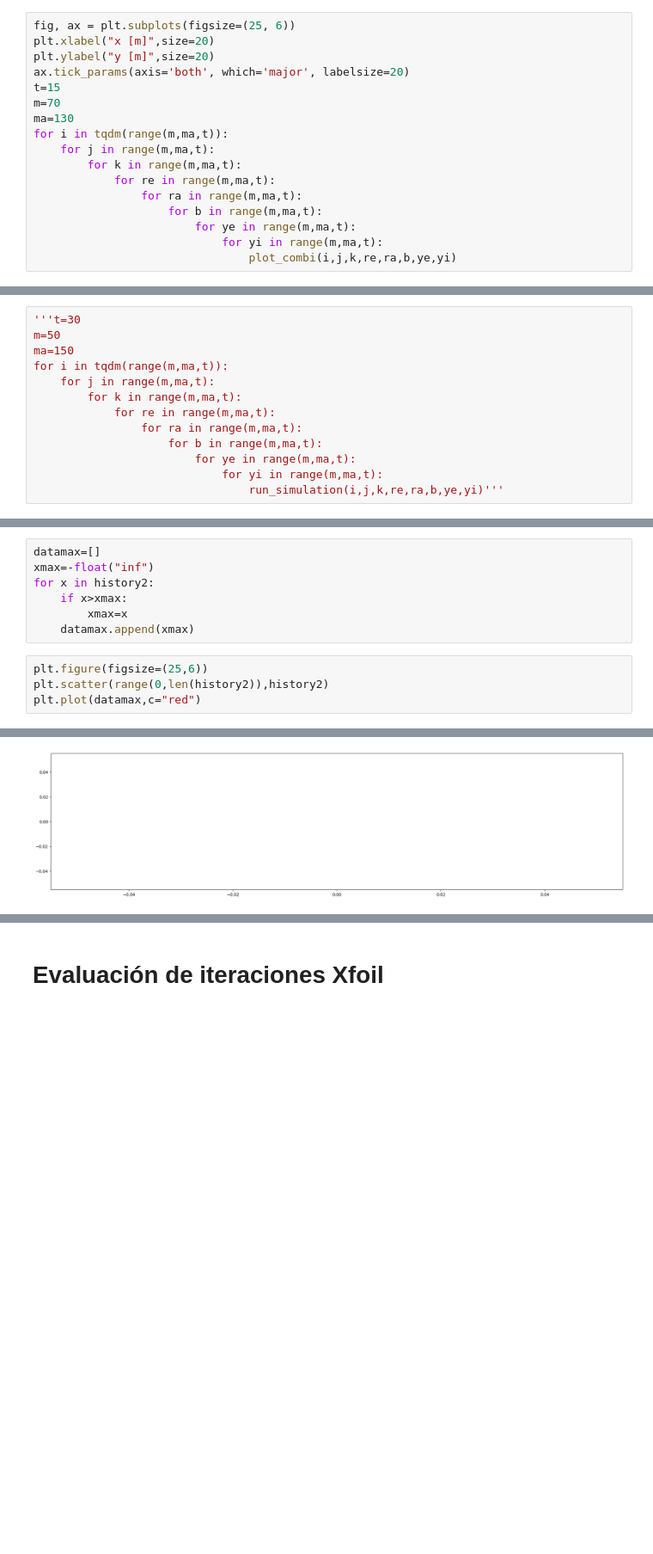
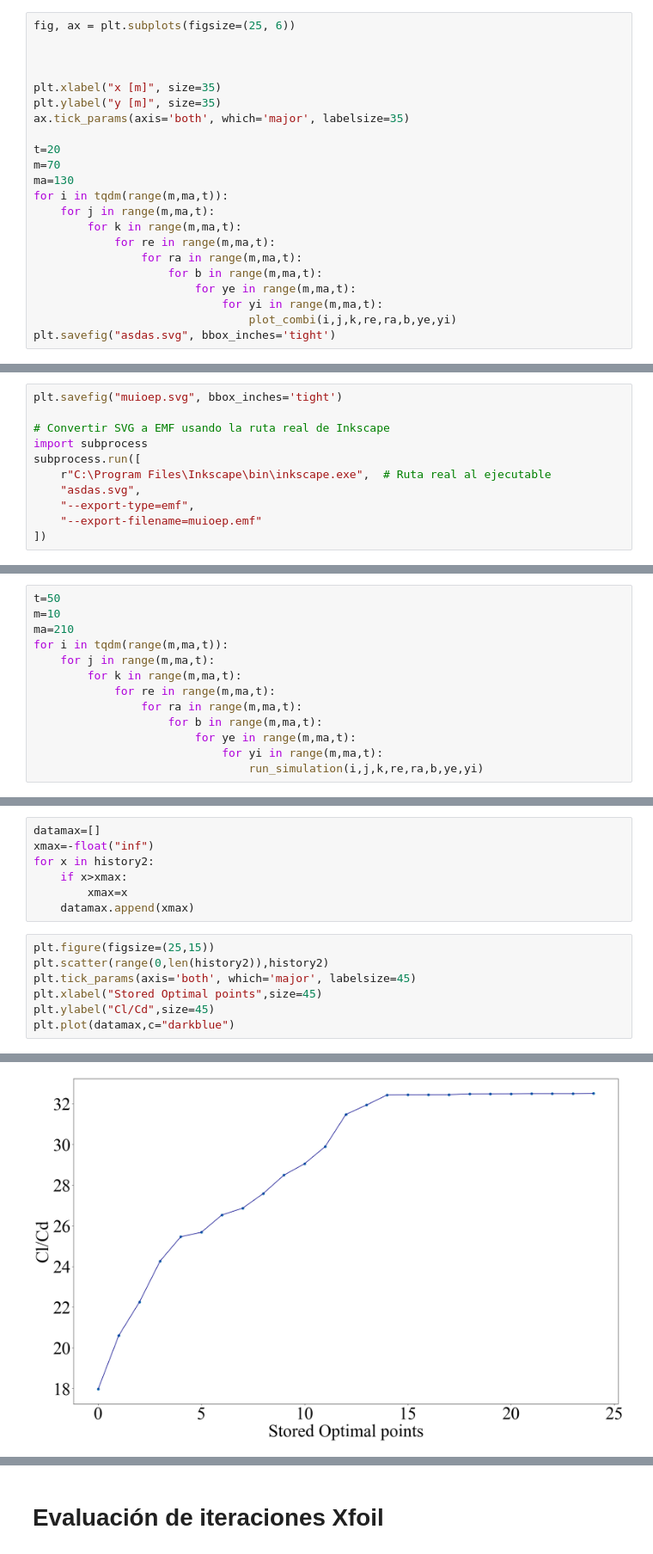
Before and after one commit to Kijoselo/opt_air, a Jupyter notebook: Eficiencia de todas las combinaciones.ipynb, the cells around one changed output, grey strips where cells are left out. Shown at 86% size. Saved outputs shown, nothing was run; the diff lists cells and outputs as text; blank space fills up the shorter version.

```diff
--- a/Eficiencia de todas las combinaciones.ipynb
+++ b/Eficiencia de todas las combinaciones.ipynb
@@ -358,10 +357,14 @@ plot_combi(j,j,j,j,j,j,j,j)
 <h3>->Impresión de varios perfiles
 # %%
 fig, ax = plt.subplots(figsize=(25, 6))
-plt.xlabel("x [m]",size=20)
-plt.ylabel("y [m]",size=20)
-ax.tick_params(axis='both', which='major', labelsize=20)
-t=15
+
+
+
+plt.xlabel("x [m]", size=35)
+plt.ylabel("y [m]", size=35)
+ax.tick_params(axis='both', which='major', labelsize=35)
+
+t=20
 m=70
 ma=130
 for i in tqdm(range(m,ma,t)):
@@ -373,4 +376,5 @@ for i in tqdm(range(m,ma,t)):
                         for ye in range(m,ma,t):
                             for yi in range(m,ma,t):
                                 plot_combi(i,j,k,re,ra,b,ye,yi)
+plt.savefig("asdas.svg", bbox_inches='tight')
 # %% [output]
@@ -377,0 +382,11 @@ for i in tqdm(range(m,ma,t)):
+# %%
+plt.savefig("muioep.svg", bbox_inches='tight')
+
+# Convertir SVG a EMF usando la ruta real de Inkscape
+import subprocess
+subprocess.run([
+    r"C:\Program Files\Inkscape\bin\inkscape.exe",  # Ruta real al ejecutable
+    "asdas.svg",
+    "--export-type=emf",
+    "--export-filename=muioep.emf"
+])
@@ -442,9 +460,9 @@ def run_simulation(i,j,k,re,ra,b,ye,yi,fname=None):
 # %% [markdown]
 Se indica a Xfoil que corra los datos anteriores
 # %%
-'''t=30
-m=50
-ma=150
+t=50
+m=10
+ma=210
 for i in tqdm(range(m,ma,t)):
     for j in range(m,ma,t):
         for k in range(m,ma,t):
@@ -453,5 +471,5 @@ for i in tqdm(range(m,ma,t)):
                     for b in range(m,ma,t):
                         for ye in range(m,ma,t):
                             for yi in range(m,ma,t):
-                                run_simulation(i,j,k,re,ra,b,ye,yi)'''
+                                run_simulation(i,j,k,re,ra,b,ye,yi)
 # %% [output]
@@ -732,9 +824,12 @@ for x in history2:
         xmax=x
     datamax.append(xmax)
 # %%
-plt.figure(figsize=(25,6))
+plt.figure(figsize=(25,15))
 plt.scatter(range(0,len(history2)),history2)
-plt.plot(datamax,c="red")
+plt.tick_params(axis='both', which='major', labelsize=45)
+plt.xlabel("Stored Optimal points",size=45)
+plt.ylabel("Cl/Cd",size=45)
+plt.plot(datamax,c="darkblue")
 # %% [output]
 [<matplotlib.lines.Line2D at 0x...>]
-[figure, old version]
+[figure, new version]
```
Also changed, not shown: parts of 24 cells of this notebook.
